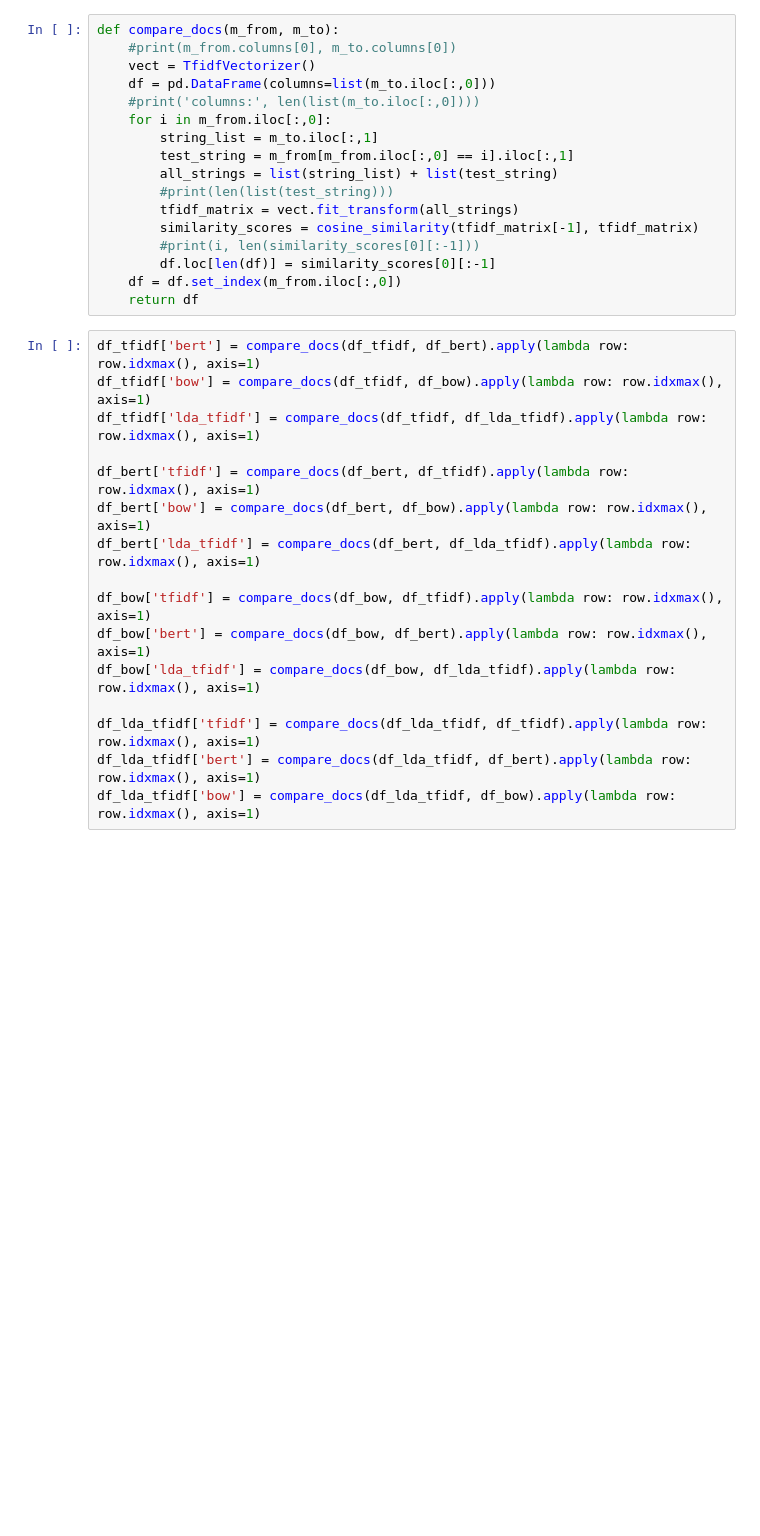
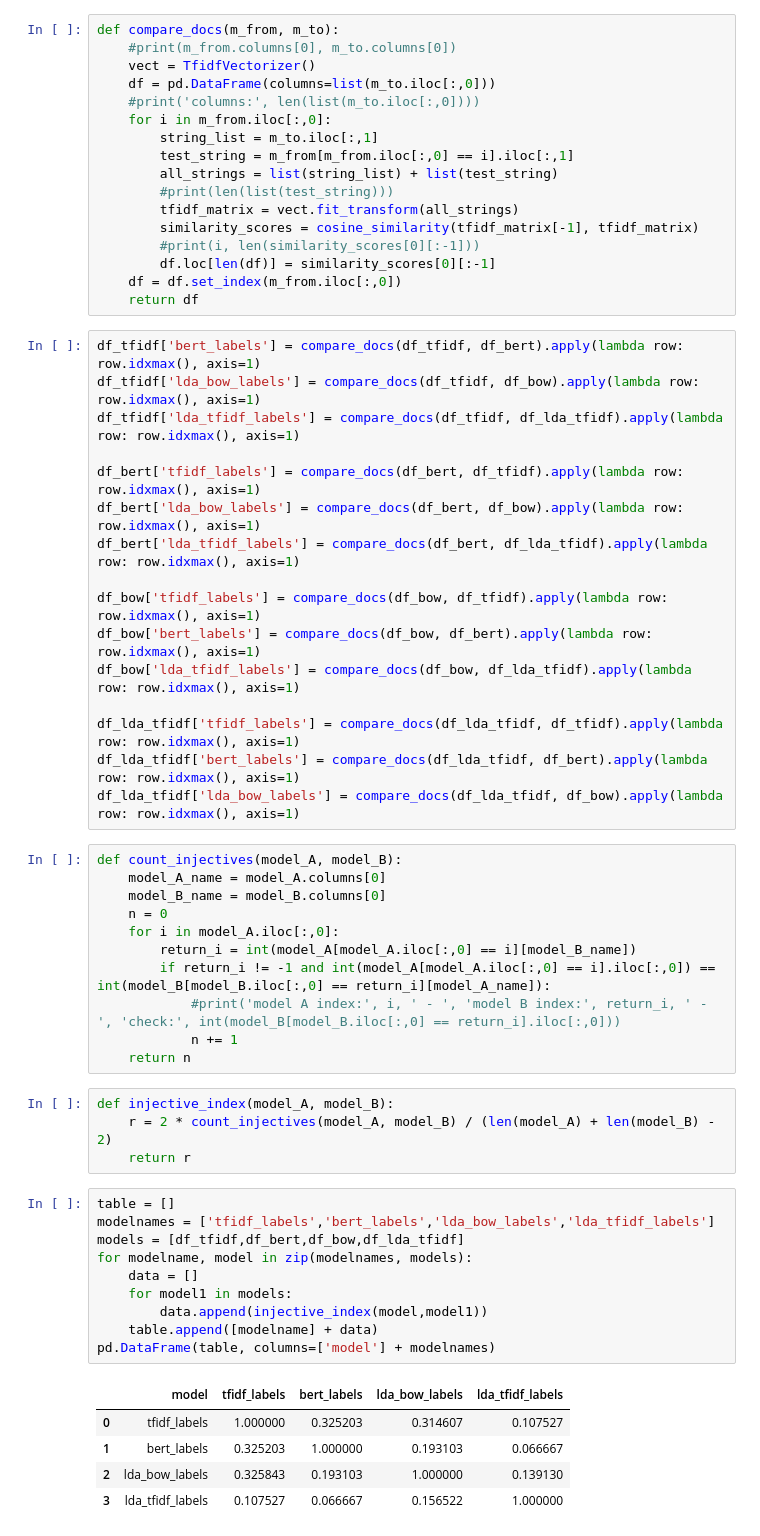
Before and after one commit to bigliolimatteo/how-politicians-change-their-mind, a Jupyter notebook: models_comparison.ipynb, the cells around one changed output. Saved outputs shown, nothing was run; the diff lists cells and outputs as text; blank space fills up the shorter version.

Commit message:
finish models comparison

```diff
--- a/models_comparison.ipynb
+++ b/models_comparison.ipynb
@@ -293,18 +293,49 @@ def compare_docs(m_from, m_to):
     df = df.set_index(m_from.iloc[:,0])
     return df
 # %%
-df_tfidf['bert'] = compare_docs(df_tfidf, df_bert).apply(lambda row: row.idxmax(), axis=1)
-df_tfidf['bow'] = compare_docs(df_tfidf, df_bow).apply(lambda row: row.idxmax(), axis=1)
-df_tfidf['lda_tfidf'] = compare_docs(df_tfidf, df_lda_tfidf).apply(lambda row: row.idxmax(), axis=1)
+df_tfidf['bert_labels'] = compare_docs(df_tfidf, df_bert).apply(lambda row: row.idxmax(), axis=1)
+df_tfidf['lda_bow_labels'] = compare_docs(df_tfidf, df_bow).apply(lambda row: row.idxmax(), axis=1)
+df_tfidf['lda_tfidf_labels'] = compare_docs(df_tfidf, df_lda_tfidf).apply(lambda row: row.idxmax(), axis=1)
 
-df_bert['tfidf'] = compare_docs(df_bert, df_tfidf).apply(lambda row: row.idxmax(), axis=1)
-df_bert['bow'] = compare_docs(df_bert, df_bow).apply(lambda row: row.idxmax(), axis=1)
-df_bert['lda_tfidf'] = compare_docs(df_bert, df_lda_tfidf).apply(lambda row: row.idxmax(), axis=1)
+df_bert['tfidf_labels'] = compare_docs(df_bert, df_tfidf).apply(lambda row: row.idxmax(), axis=1)
+df_bert['lda_bow_labels'] = compare_docs(df_bert, df_bow).apply(lambda row: row.idxmax(), axis=1)
+df_bert['lda_tfidf_labels'] = compare_docs(df_bert, df_lda_tfidf).apply(lambda row: row.idxmax(), axis=1)
 
-df_bow['tfidf'] = compare_docs(df_bow, df_tfidf).apply(lambda row: row.idxmax(), axis=1)
-df_bow['bert'] = compare_docs(df_bow, df_bert).apply(lambda row: row.idxmax(), axis=1)
-df_bow['lda_tfidf'] = compare_docs(df_bow, df_lda_tfidf).apply(lambda row: row.idxmax(), axis=1)
+df_bow['tfidf_labels'] = compare_docs(df_bow, df_tfidf).apply(lambda row: row.idxmax(), axis=1)
+df_bow['bert_labels'] = compare_docs(df_bow, df_bert).apply(lambda row: row.idxmax(), axis=1)
+df_bow['lda_tfidf_labels'] = compare_docs(df_bow, df_lda_tfidf).apply(lambda row: row.idxmax(), axis=1)
 
-df_lda_tfidf['tfidf'] = compare_docs(df_lda_tfidf, df_tfidf).apply(lambda row: row.idxmax(), axis=1)
-df_lda_tfidf['bert'] = compare_docs(df_lda_tfidf, df_bert).apply(lambda row: row.idxmax(), axis=1)
-df_lda_tfidf['bow'] = compare_docs(df_lda_tfidf, df_bow).apply(lambda row: row.idxmax(), axis=1)
+df_lda_tfidf['tfidf_labels'] = compare_docs(df_lda_tfidf, df_tfidf).apply(lambda row: row.idxmax(), axis=1)
+df_lda_tfidf['bert_labels'] = compare_docs(df_lda_tfidf, df_bert).apply(lambda row: row.idxmax(), axis=1)
+df_lda_tfidf['lda_bow_labels'] = compare_docs(df_lda_tfidf, df_bow).apply(lambda row: row.idxmax(), axis=1)
+# %%
+def count_injectives(model_A, model_B):
+    model_A_name = model_A.columns[0]
+    model_B_name = model_B.columns[0]
+    n = 0
+    for i in model_A.iloc[:,0]:
+        return_i = int(model_A[model_A.iloc[:,0] == i][model_B_name])
+        if return_i != -1 and int(model_A[model_A.iloc[:,0] == i].iloc[:,0]) == int(model_B[model_B.iloc[:,0] == return_i][model_A_name]):
+            #print('model A index:', i, ' - ', 'model B index:', return_i, ' - ', 'check:', int(model_B[model_B.iloc[:,0] == return_i].iloc[:,0]))
+            n += 1
+    return n
+# %%
+def injective_index(model_A, model_B):
+    r = 2 * count_injectives(model_A, model_B) / (len(model_A) + len(model_B) - 2)
+    return r
+# %%
+table = []
+modelnames = ['tfidf_labels','bert_labels','lda_bow_labels','lda_tfidf_labels']
+models = [df_tfidf,df_bert,df_bow,df_lda_tfidf]
+for modelname, model in zip(modelnames, models):
+    data = []
+    for model1 in models:
+        data.append(injective_index(model,model1))
+    table.append([modelname] + data)
+pd.DataFrame(table, columns=['model'] + modelnames)
+# %% [output]
+|  | model | tfidf_labels | bert_labels | lda_bow_labels | lda_tfidf_labels |
+| 0 | tfidf_labels | 1.000000 | 0.325203 | 0.314607 | 0.107527 |
+| 1 | bert_labels | 0.325203 | 1.000000 | 0.193103 | 0.066667 |
+| 2 | lda_bow_labels | 0.325843 | 0.193103 | 1.000000 | 0.139130 |
+| 3 | lda_tfidf_labels | 0.107527 | 0.066667 | 0.156522 | 1.000000 |
```
